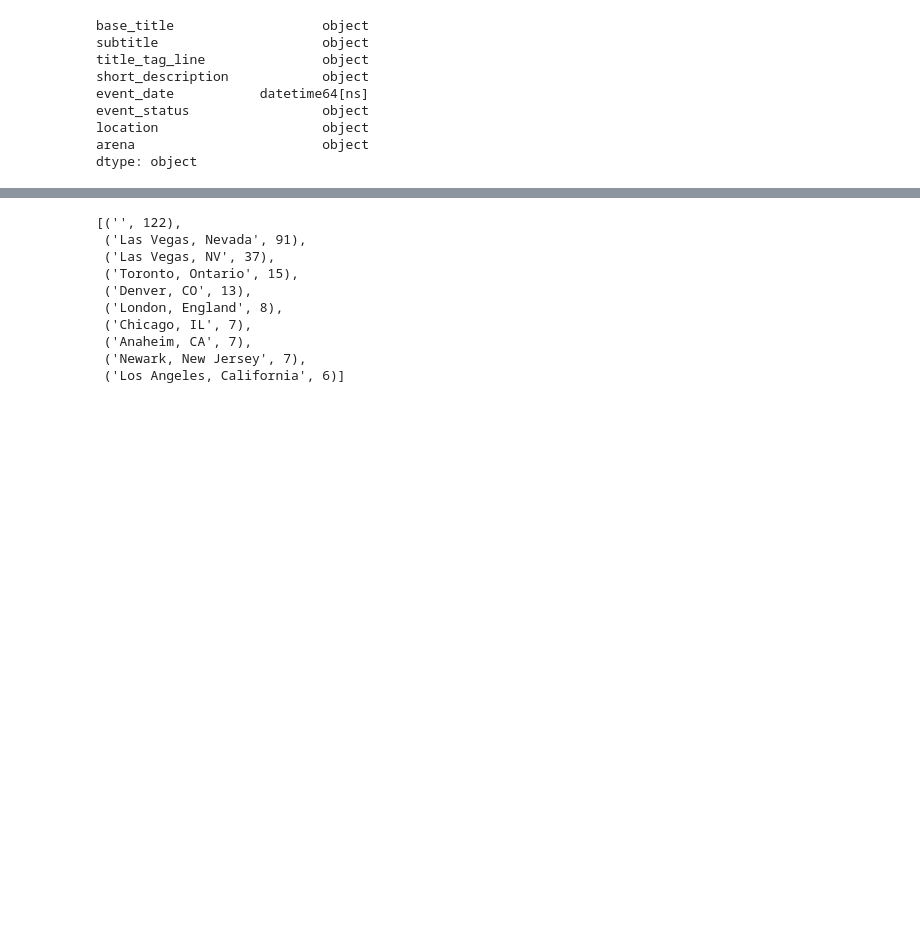
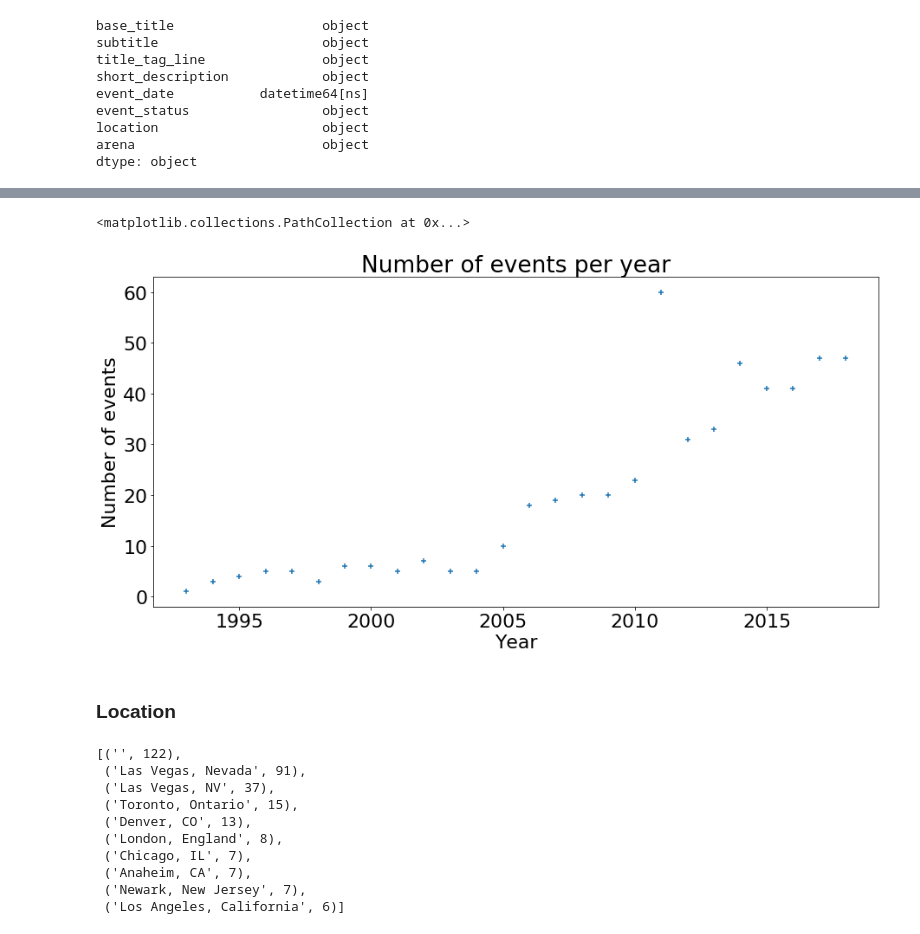
Before and after one commit to goujonbe/ufc-data-analysis, a Jupyter notebook: notebooks/data_analysis.ipynb, the cells around one changed output, grey strips where cells are left out. Cells and saved outputs as stored; diff of their text form; code cells hidden in the pictures; blank space fills up the shorter version.

Commit message:
Added the evolution of the number of events

```diff
--- a/notebooks/data_analysis.ipynb
+++ b/notebooks/data_analysis.ipynb
@@ -25,7 +25,7 @@ import requests
 
 # set up the size and the font size of the charts
 plt.rcParams['figure.figsize'] = [30, 15]
-plt.rcParams.update({'font.size': 22})
+plt.rcParams['font.size'] = 22
 # %%
 fighters_from_api = requests.get('http://ufc-data-api.ufc.com/api/v3/us/fighters')
 df_fighters = pd.DataFrame(fighters_from_api.json(),
@@ -233,3 +237,17 @@ df_events.head()
+# %%
+# get the number of events per year
+number_events_per_year = df_events['base_title'].groupby(df_events['event_date'].dt.year).count()
+# %%
+plt.figure(figsize=(15,7))
+plt.ylabel('Number of events')
+plt.xlabel('Year')
+plt.title('Number of events per year')
+plt.scatter(number_events_per_year.index, number_events_per_year.values, marker='+')
+# %% [output]
+<matplotlib.collections.PathCollection at 0x...>
+[figure, added]
+# %% [markdown]
+### Location
 # %%
 locations = df_events['location'].dropna()
 # %%
```
Also changed, not shown: parts of 1 cell of this notebook.
